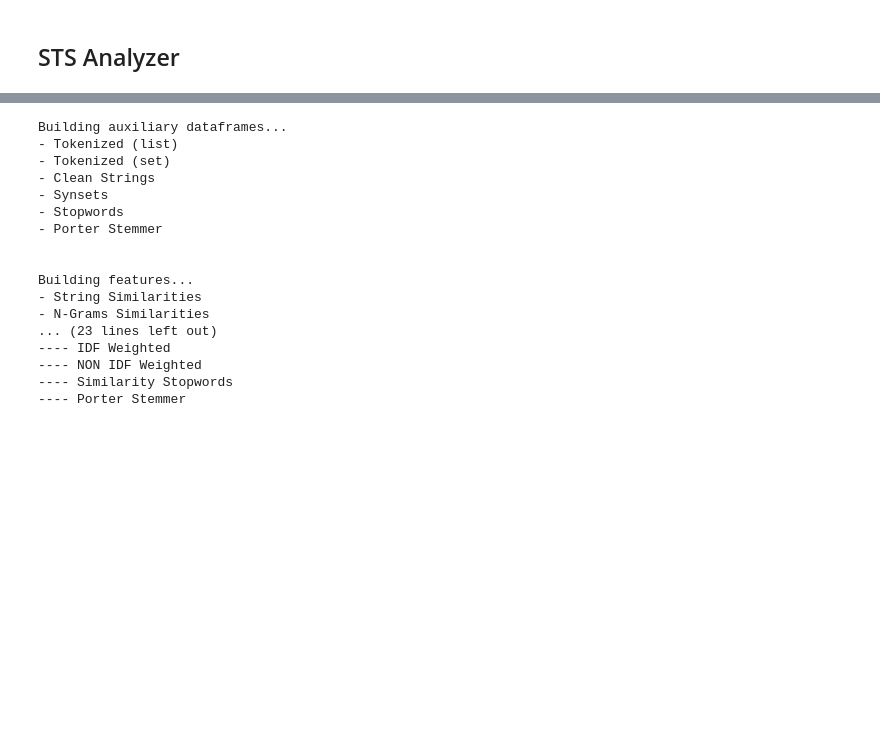
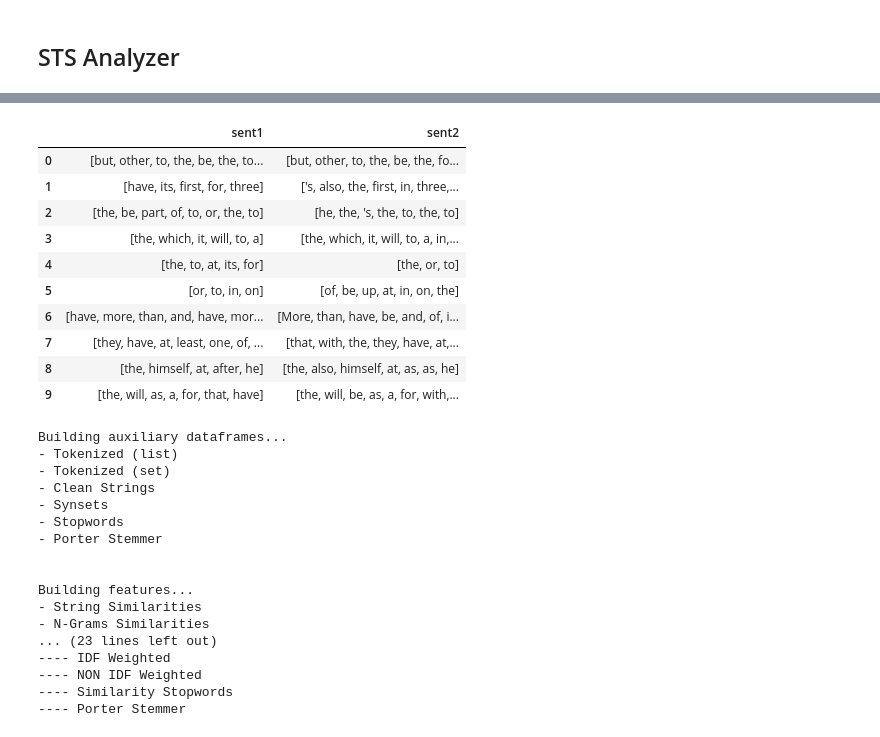
Before and after one commit to BecTome/NLP_SemanticTextualSimilarity, a Jupyter notebook: experiments/FUNCTION_Feature_Creation.ipynb, the cells around one changed output, grey strips where cells are left out. Saved outputs shown, nothing was run; the diff lists cells and outputs as text; code cells hidden in the pictures; blank space fills up the shorter version.

```diff
--- a/experiments/FUNCTION_Feature_Creation.ipynb
+++ b/experiments/FUNCTION_Feature_Creation.ipynb
@@ -72,3 +111,21 @@ df = sts.load_data()
+# %%
+df_stops = df_aux[["sent1", "sent2"]].copy()
+df_stops["sent1"] = df_stops["sent1"].apply(lambda x: [token.lemma_ for token in nlp(x) if token.is_stop and not token.is_punct])
+df_stops["sent2"] = df_stops["sent2"].apply(lambda x: [token.lemma_ for token in nlp(x) if token.is_stop and not token.is_punct])
+
+df_stops
+# %% [output]
+|  | sent1 | sent2 |
+| 0 | [but, other, to, the, be, the, to... | [but, other, to, the, be, the, fo... |
+| 1 | [have, its, first, for, three] | ['s, also, the, first, in, three,... |
+| 2 | [the, be, part, of, to, or, the, to] | [he, the, 's, the, to, the, to] |
+| 3 | [the, which, it, will, to, a] | [the, which, it, will, to, a, in,... |
+| 4 | [the, to, at, its, for] | [the, or, to] |
+| 5 | [or, to, in, on] | [of, be, up, at, in, on, the] |
+| 6 | [have, more, than, and, have, mor... | [More, than, have, be, and, of, i... |
+| 7 | [they, have, at, least, one, of, ... | [that, with, the, they, have, at,... |
+| 8 | [the, himself, at, after, he] | [the, also, himself, at, as, as, he] |
+| 9 | [the, will, as, a, for, that, have] | [the, will, be, as, a, for, with,... |
 # %%
 class FeatureExtractor:
     def __init__(self, prep_func=prep_func, clean_func=clean_func):
```
Also changed, not shown: parts of 5 cells of this notebook, 1 other file.
